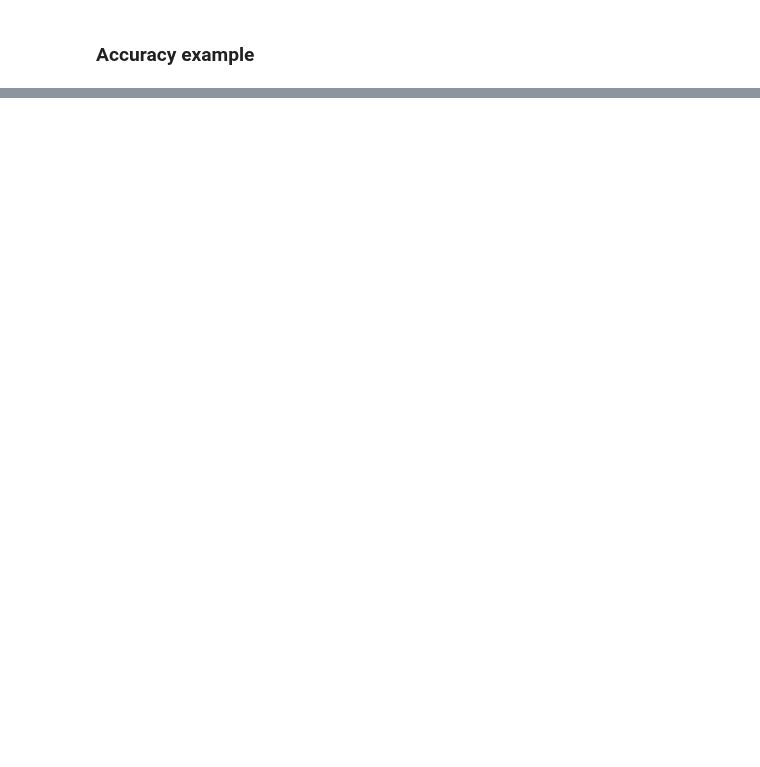
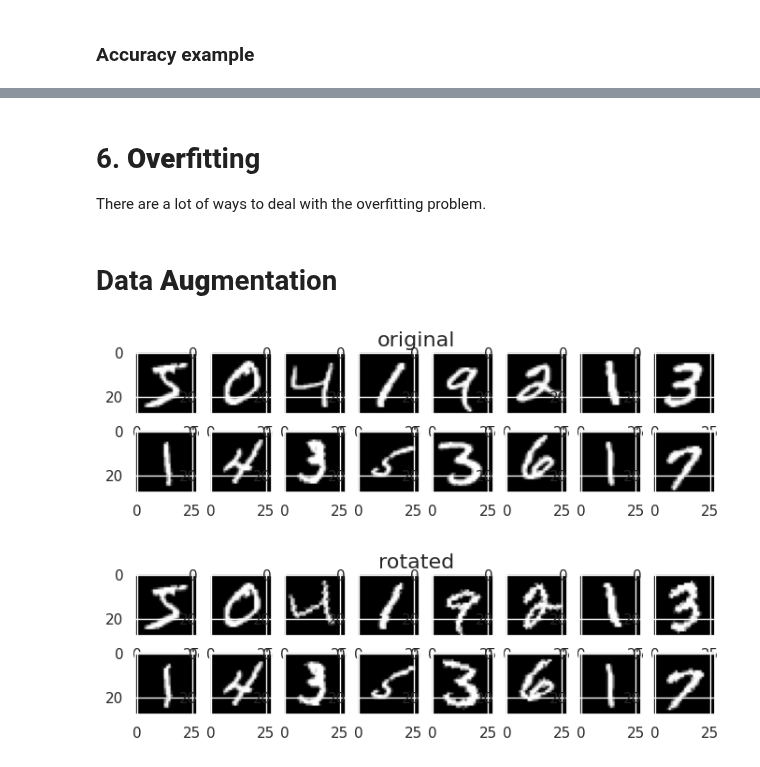
Before and after one commit to mohamedyosef101/learning_area, a Jupyter notebook: PyTorch/01_vanilla_nn.ipynb, the cells around one changed output, grey strips where cells are left out. Saved outputs shown, nothing was run; the diff lists cells and outputs as text; code cells hidden in the pictures; blank space fills up the shorter version.

```diff
--- a/PyTorch/01_vanilla_nn.ipynb
+++ b/PyTorch/01_vanilla_nn.ipynb
@@ -365,0 +370,32 @@ Final Testing Accuracy: 0.776
+# %% [markdown]
+# 6. **Over**fitting
+There are a lot of ways to deal with the overfitting problem.
+# %% [markdown]
+# Data **Aug**mentation
+# %%
+### Rotate images randomly up to 35 degrees ###
+
+# Predefined function
+def show16(data, title="Default"):
+  plt.figure(figsize=(8,2))
+  for i, (image, label) in enumerate(data):
+    if i >= 16: break
+
+    plt.subplot(2, 8, i+1)
+    plt.imshow(image, cmap='gray')
+    plt.suptitle(title, fontsize=16)
+
+
+# create original and rotated set
+original = datasets.MNIST('data', train=True, download=True)
+
+transform = transforms.RandomRotation(25, fill=(0,))
+rotated = datasets.MNIST('data', train=True,
+                         download=True, transform=transform)
+
+# show images
+show16(original, 'original')
+show16(rotated, 'rotated')
+# %% [output]
+[figure, added]
+[figure, added]
```
Also changed, not shown: parts of 23 cells of this notebook.
